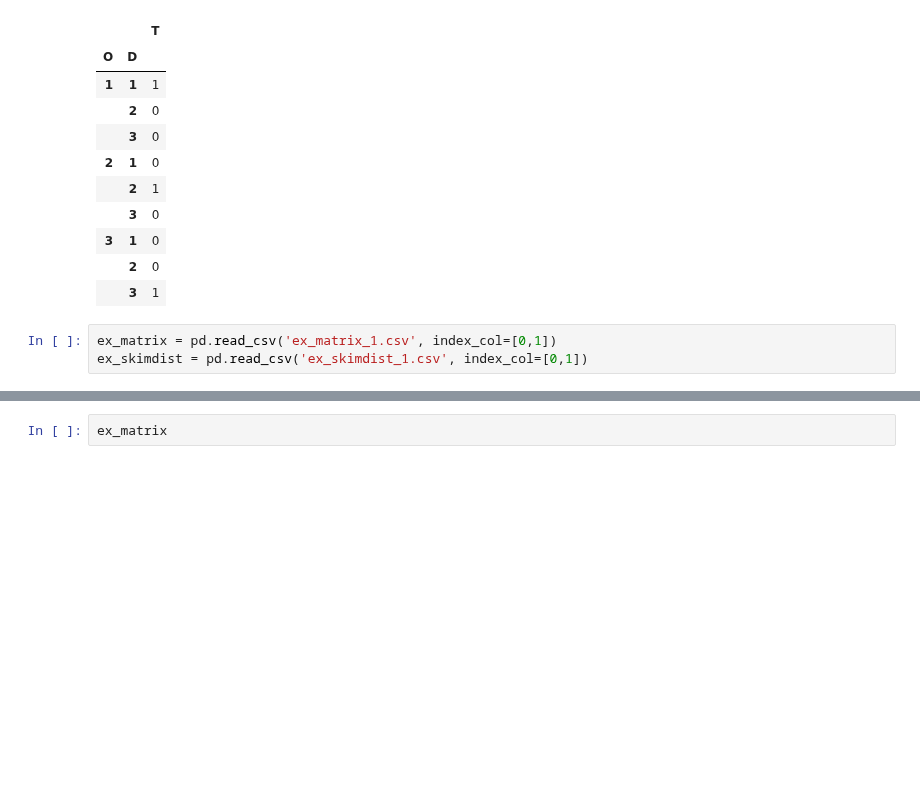
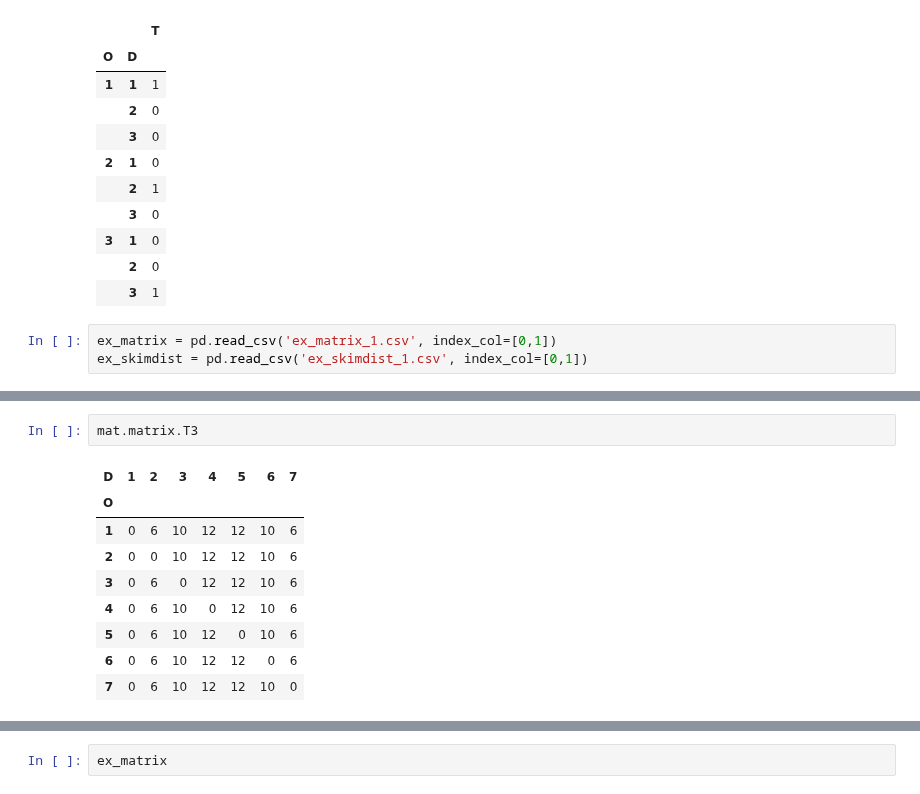
Before and after one commit to jabellcu/TPlanning_matrices, a Jupyter notebook: MatrixExamples.ipynb, the cells around one changed output, grey strips where cells are left out. Saved outputs shown, nothing was run; the diff lists cells and outputs as text; blank space fills up the shorter version.

```diff
--- a/MatrixExamples.ipynb
+++ b/MatrixExamples.ipynb
@@ -81,0 +118,12 @@ ex_skimdist = pd.read_csv('ex_skimdist_1.csv', index_col=[0,1])
+# %%
+mat.matrix.T3
+# %% [output]
+| D | 1 | 2 | 3 | 4 | 5 | 6 | 7 |
+| O |  |  |  |  |  |  |  |
+| 1 | 0 | 6 | 10 | 12 | 12 | 10 | 6 |
+| 2 | 0 | 0 | 10 | 12 | 12 | 10 | 6 |
+| 3 | 0 | 6 | 0 | 12 | 12 | 10 | 6 |
+| 4 | 0 | 6 | 10 | 0 | 12 | 10 | 6 |
+| 5 | 0 | 6 | 10 | 12 | 0 | 10 | 6 |
+| 6 | 0 | 6 | 10 | 12 | 12 | 0 | 6 |
+| 7 | 0 | 6 | 10 | 12 | 12 | 10 | 0 |
```
Also changed, not shown: parts of 19 cells of this notebook, 10 other files.
